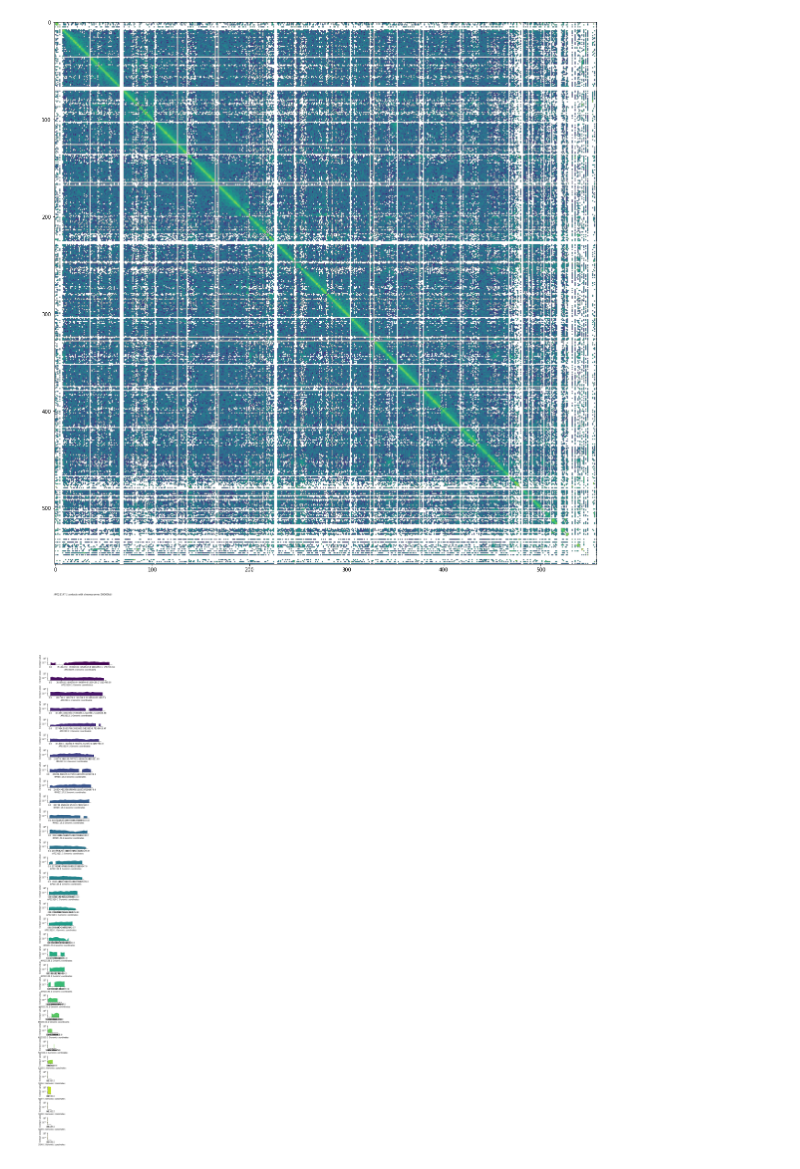
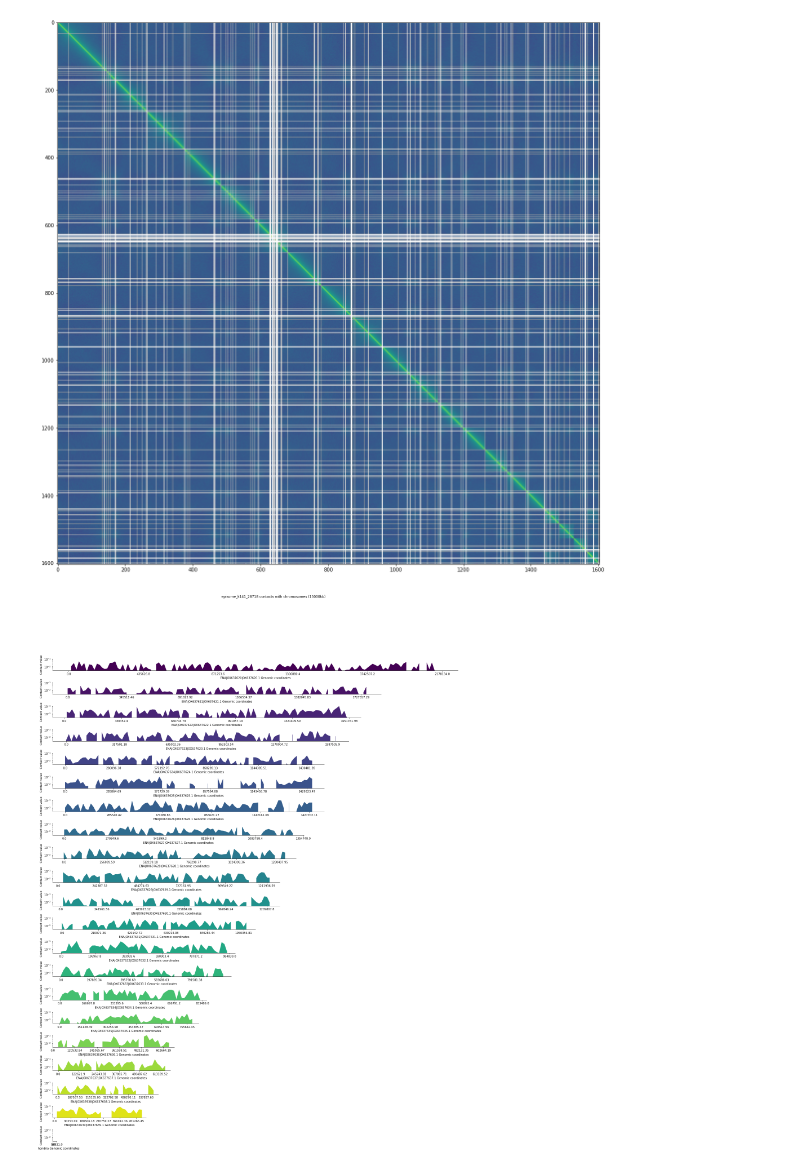
Before and after one commit to Mae-4815162342/kontiguity, a Jupyter notebook: display_tests.ipynb, the cells around one changed output. Saved outputs shown, nothing was run; the diff lists cells and outputs as text; code cells hidden in the pictures.

```diff
--- a/display_tests.ipynb
+++ b/display_tests.ipynb
@@ -196,7 +196,7 @@ def plot_signals(signals, signal_names, signal_limits, reference_signal = "", ce
         step = sig_size//5 if sig_size//5 > 0 else 1
         labels_indexes = np.arange(0, sig_size, step)
         ax.set_xticks(indexes[labels_indexes], indexes_coordinates[labels_indexes])
-        ax.set_ylim(global_min, global_max)
+        ax.set_ylim(3*10e-4, global_max) #global_min, global_max)
         ax.set_yscale('log')
 
         # adding centromere display
@@ -277,33 +277,41 @@ mitochondrias = [
 ]
 binning = 50000
 # %%
-plasmid = "AP023147.1"
+#plasmid = "AP023147.1"
+plasmid = "episome_k141_28718"
+#plasmid = "AP023109.1"
 #plasmid = "k141_28718"
+#plasmid = "k39_32520"
+#plasmid = "k39_4350"
+binning = 15000
+folder_path = "/media/sardine/data_2/Eukaroytic_plasmids_manual_research/mcools"
+plot_outpath = "/media/sardine/data_2/Eukaroytic_plasmids_manual_research/plots"
+#library = "Entamoeba_histolytica"
+#library = "S_cerevisiae_contigs"
+library = "Tausonia_pullulans_episome"
+#chrom_start = "NC_"
 chrom_start = "ENA"
-for library in mcools:
-    cool_file = f"{folder_path}/{library}.mcool"
-    #plot_outpath = f"/media/sardine/data_2/Eukaroytic_plasmids_manual_research/contact_plots/{library}"
-    plot_outpath = folder_path
-    if library == "Ganoderma_resinaceum_contigs_1" or library == "Entamoeba_gingivivalis":# or os.path.exists(f"{plot_outpath}/matrix_{binning}.png"):
-        continue
-    if not os.path.exists(plot_outpath):
-        os.mkdir(plot_outpath)
-    cool = cooler.Cooler(f"{cool_file}::resolutions/{binning}")
-    chromosomes = np.array([ chrom for chrom in list(cool.chromsizes.keys()) if chrom[:3] == chrom_start or (chrom[:3] != "ERR" and chrom[0] != "k" and chrom[:3] != "tig" and chrom != plasmid)])
-    contigs_selection = [chrom for chrom in cool.chromnames if chrom not in chromosomes] if plasmid not in cool.chromnames else [plasmid]
-    plt.figure(figsize=(20,20))
-    selected_indexes = np.concatenate([
-        [i + cool.offset(chrom) for i in range(cool.chromsizes[chrom]//binning + 1)]
-        for chrom in np.concatenate([chromosomes, contigs_selection])
-    ])
-    matrix = cool.matrix()[:][selected_indexes][:, selected_indexes]
-    plt.imshow(np.log10(matrix))
-    plt.savefig(f"{plot_outpath}/matrix_{binning}.png")
-    plt.savefig(f"{plot_outpath}/matrix_{binning}.pdf")
-    plot_contig_4C(cool_file, binning, chromosomes, contigs_selection, outpath = plot_outpath, mitochondrias = mitochondrias)
+#for library in mcools:
+cool_file = f"{folder_path}/{library}.mcool"
+#plot_outpath = f"/media/sardine/data_2/Eukaroytic_plasmids_manual_research/contact_plots/{library}"
+if not os.path.exists(plot_outpath):
+    os.mkdir(plot_outpath)
+cool = cooler.Cooler(f"{cool_file}::resolutions/{binning}")
+chromosomes = np.array([ chrom for chrom in list(cool.chromsizes.keys()) if chrom[:3] == chrom_start or (chrom[:3] != "ERR" and chrom[0] != "k" and chrom[:3] != "tig" and chrom != plasmid)])
+contigs_selection = [chrom for chrom in cool.chromnames if chrom not in chromosomes] if plasmid not in cool.chromnames else [plasmid]
+plt.figure(figsize=(20,20))
+selected_indexes = np.concatenate([
+    [i + cool.offset(chrom) for i in range(cool.chromsizes[chrom]//binning + 1)]
+    for chrom in np.concatenate([chromosomes, contigs_selection])
+])
+matrix = cool.matrix()[:][selected_indexes][:, selected_indexes]
+plt.imshow(np.log10(matrix))
+plt.savefig(f"{plot_outpath}/matrix_{binning}.png")
+plt.savefig(f"{plot_outpath}/matrix_{binning}.pdf")
+plot_contig_4C(cool_file, binning, chromosomes, contigs_selection, outpath = plot_outpath, mitochondrias = mitochondrias)
 # %% [output]
-[figure, old version]
+[figure, new version]
-[figure, old version]
+[figure, new version]
 # %%
 def make_mini_matrix(cool_file, chrom_list = [], balance = True):
     chroms = cool_file.chromnames if len(chrom_list) == 0 else chrom_list
```
Also changed, not shown: parts of 4 cells of this notebook.
